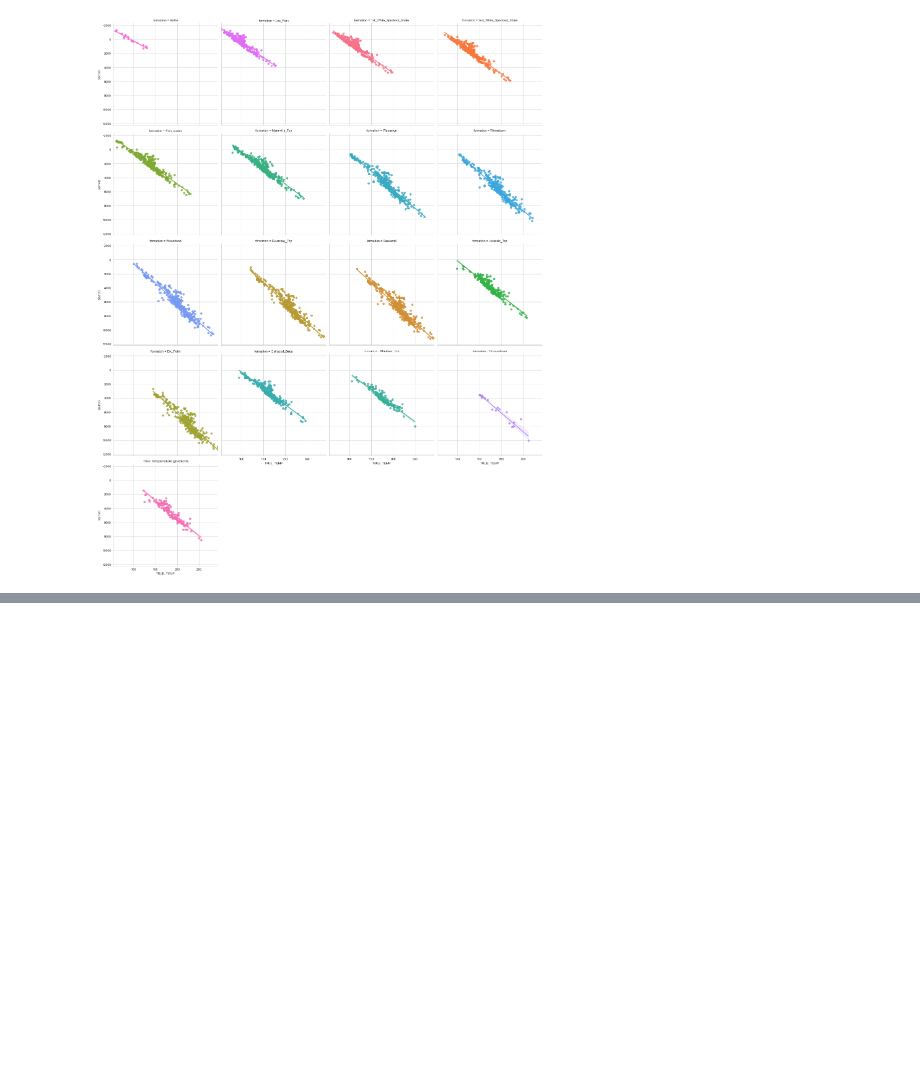
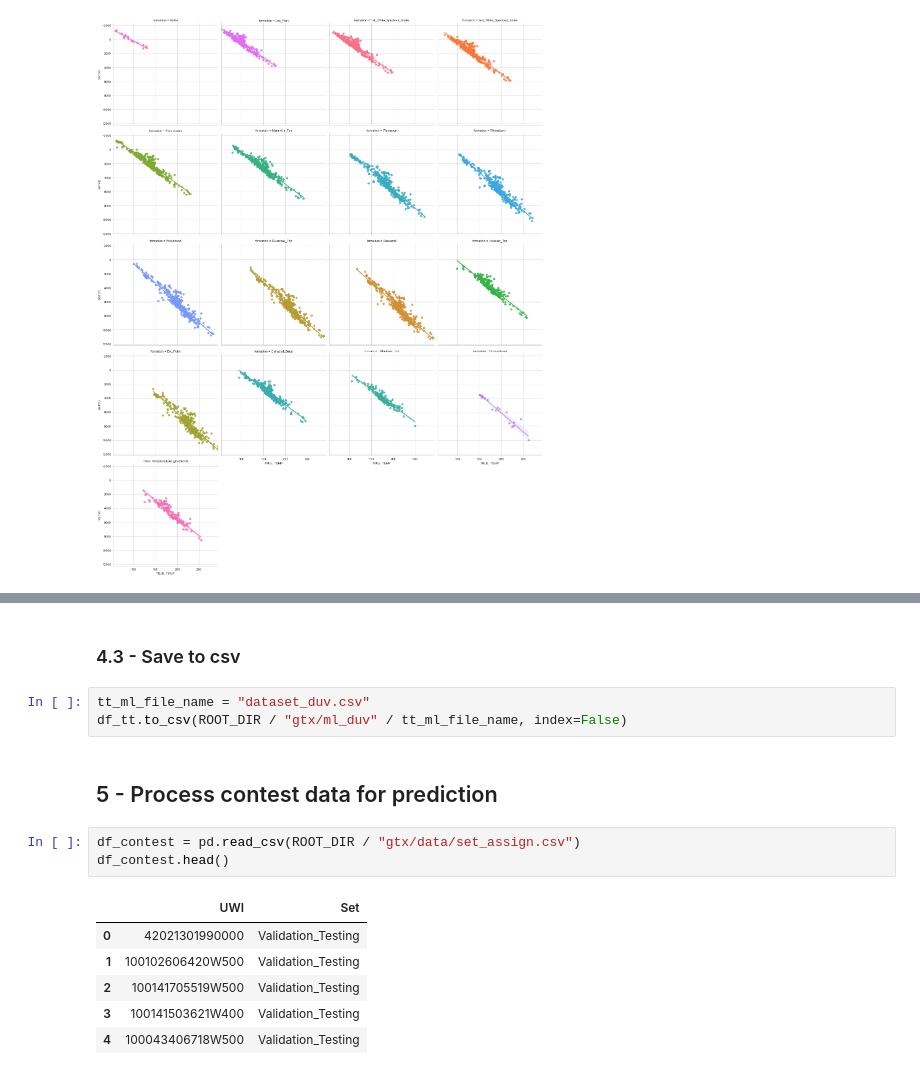
Before and after one commit to Tyrmes/gtx-2021, a Jupyter notebook: gtx/eda_duv_oc/eda_duv.ipynb, the cells around one changed output, grey strips where cells are left out. Drawn from its saved outputs; the diff is of its cells as text; blank space fills up the shorter version.

```diff
--- a/gtx/eda_duv_oc/eda_duv.ipynb
+++ b/gtx/eda_duv_oc/eda_duv.ipynb
@@ -418,0 +482,17 @@ plt.show()
+# %% [markdown]
+### 4.3 - Save to csv
+# %%
+tt_ml_file_name = "dataset_duv.csv"
+df_tt.to_csv(ROOT_DIR / "gtx/ml_duv" / tt_ml_file_name, index=False)
+# %% [markdown]
+## 5 - Process contest data for prediction
+# %%
+df_contest = pd.read_csv(ROOT_DIR / "gtx/data/set_assign.csv")
+df_contest.head()
+# %% [output]
+|  | UWI | Set |
+| 0 | 42021301990000 | Validation_Testing |
+| 1 | 100102606420W500 | Validation_Testing |
+| 2 | 100141705519W500 | Validation_Testing |
+| 3 | 100141503621W400 | Validation_Testing |
+| 4 | 100043406718W500 | Validation_Testing |
```
Also changed, not shown: parts of 11 cells of this notebook, 3 other files.
